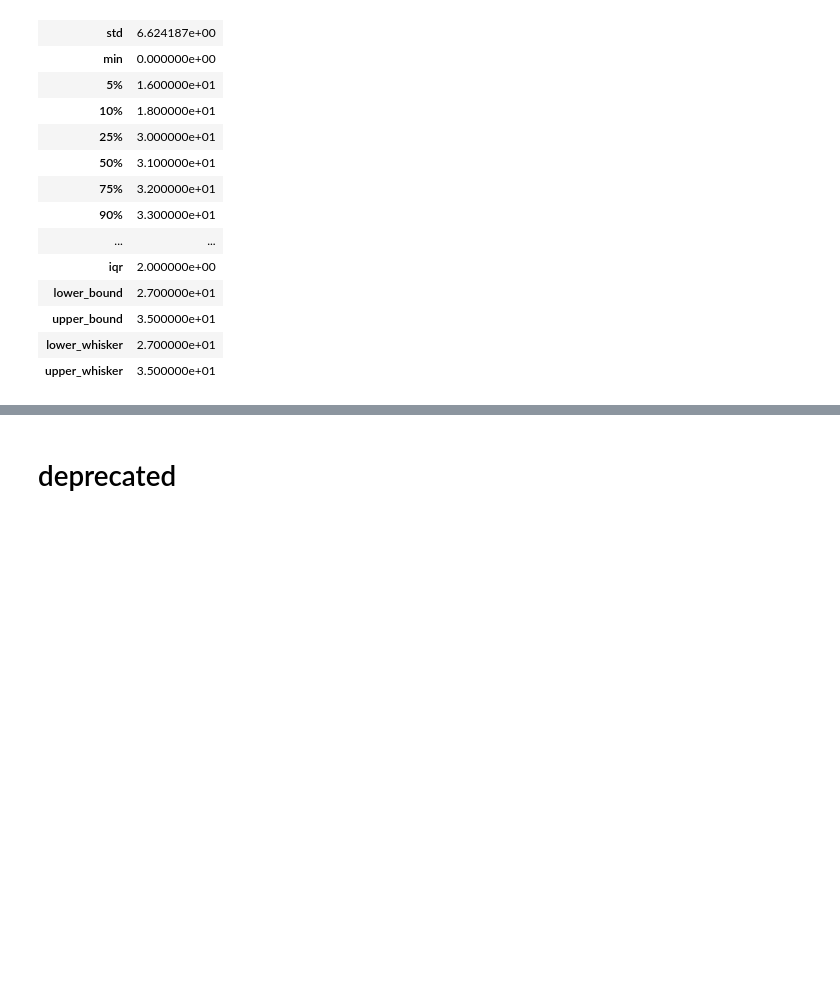
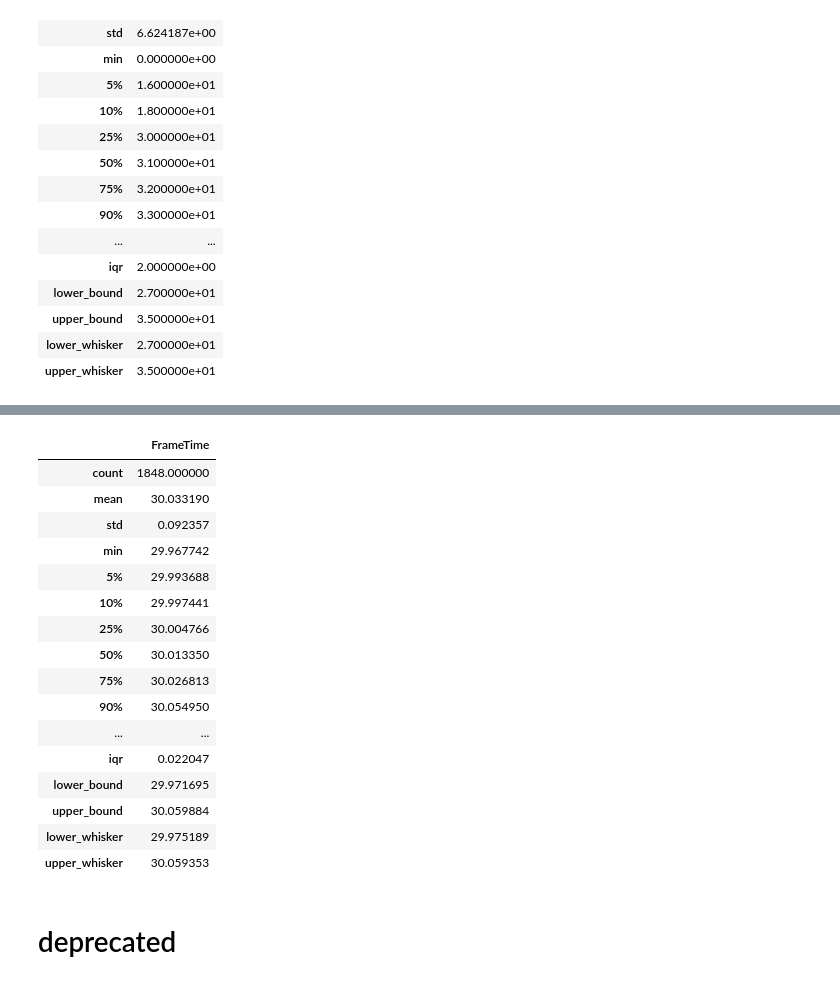
Before and after one commit to visualengineers/reflex-muc-2023, a Jupyter notebook: code/study_frametimes.ipynb, the cells around one changed output, grey strips where cells are left out. Cells and saved outputs as stored; diff of their text form; code cells hidden in the pictures; blank space fills up the shorter version.

```diff
--- a/code/study_frametimes.ipynb
+++ b/code/study_frametimes.ipynb
@@ -328,3 +399,36 @@ desc_complete.T.to_csv(rf'{export_data}desc_stats__framestats_complete.csv', sep
+# %%
+results_experiment['FrameTime'] = 1.0 / results_experiment['FrameRate'] * 1000
+
+desc_frametime = pd.DataFrame(results_experiment['FrameTime'].describe(percentiles=percentiles)).T
+
+computeCI(desc_frametime)
+
+# desc2 = pd.DataFrame()
+# desc2['FrameStats'] = desc_complete.T['Date']
+
+computeWhiskers(results_experiment, desc_frametime, ['FrameTime'])
+
+display(desc_frametime.T)
+
+desc_frametime.T.to_csv(rf'{export_data}desc_stats__frametime.csv', sep=';')
+# %% [output]
+|  | FrameTime |
+| count | 1848.000000 |
+| mean | 30.033190 |
+| std | 0.092357 |
+| min | 29.967742 |
+| 5% | 29.993688 |
+| 10% | 29.997441 |
+| 25% | 30.004766 |
+| 50% | 30.013350 |
+| 75% | 30.026813 |
+| 90% | 30.054950 |
+| ... | ... |
+| iqr | 0.022047 |
+| lower_bound | 29.971695 |
+| upper_bound | 30.059884 |
+| lower_whisker | 29.975189 |
+| upper_whisker | 30.059353 |
 # %% [markdown]
 # deprecated
 # %%
```
Also changed, not shown: parts of 3 cells of this notebook, 6 other files.
